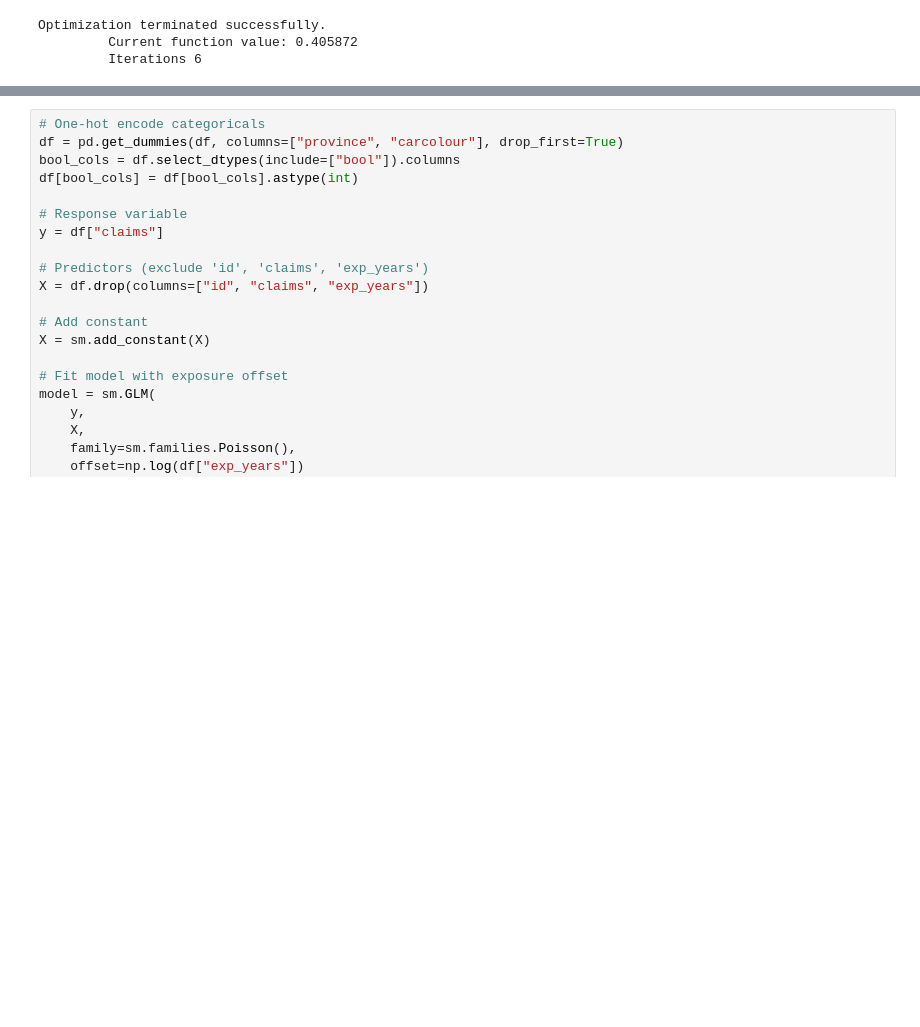
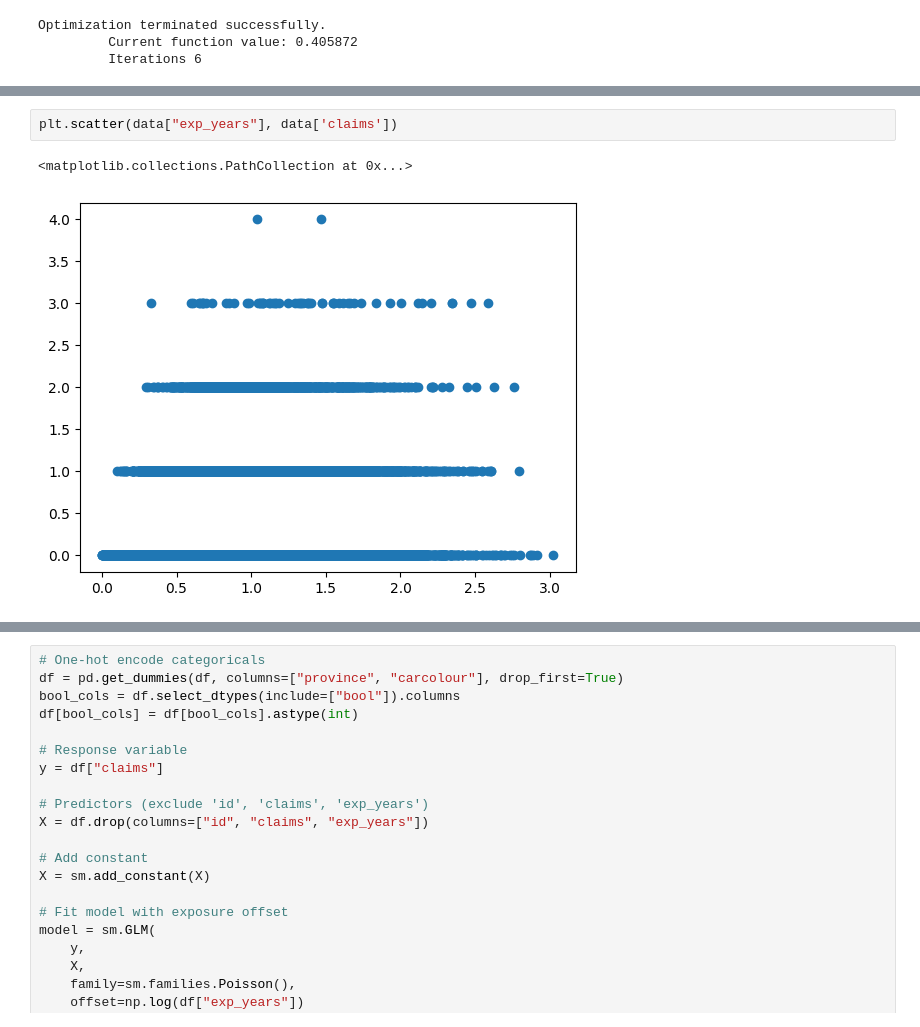
Before and after one commit to ArmandtErasmus/claims_prediction, a Jupyter notebook: data/model.ipynb, the cells around one changed output, grey strips where cells are left out. Drawn from its saved outputs; the diff is of its cells as text; blank space fills up the shorter version.

```diff
--- a/data/model.ipynb
+++ b/data/model.ipynb
@@ -98,0 +178,5 @@ Poisson Regression Results
+# %%
+plt.scatter(data["exp_years"], data['claims'])
+# %% [output]
+<matplotlib.collections.PathCollection at 0x...>
+[figure, added]
```
Also changed, not shown: parts of 15 cells of this notebook.
